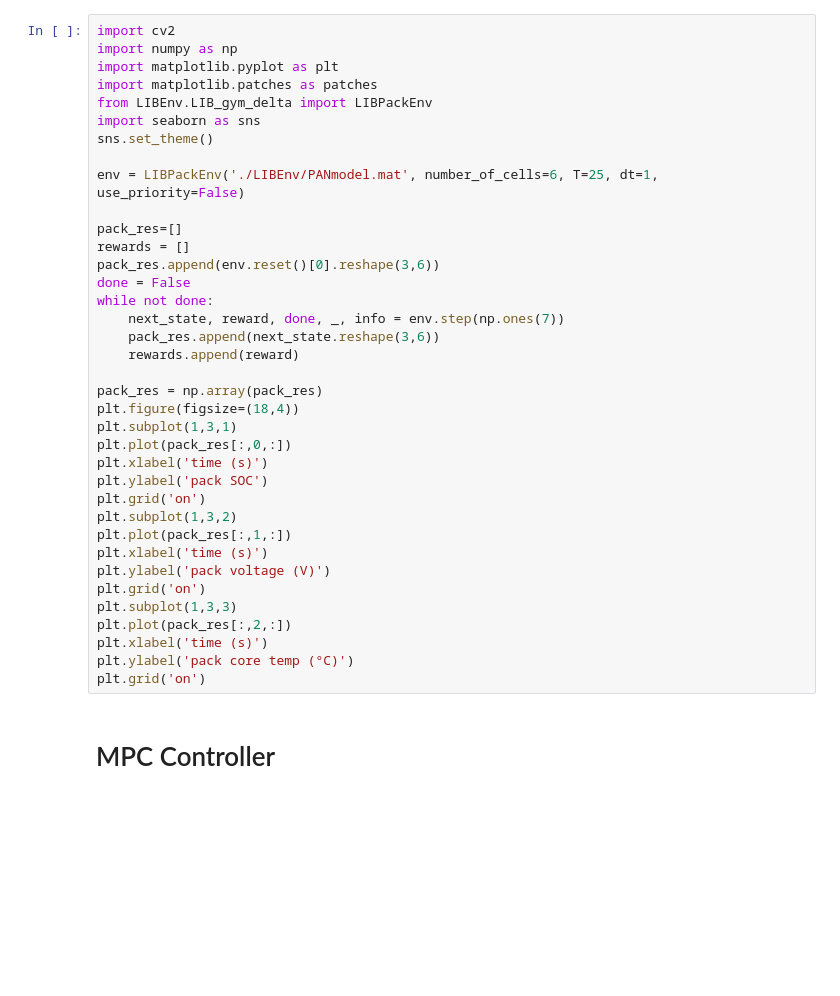
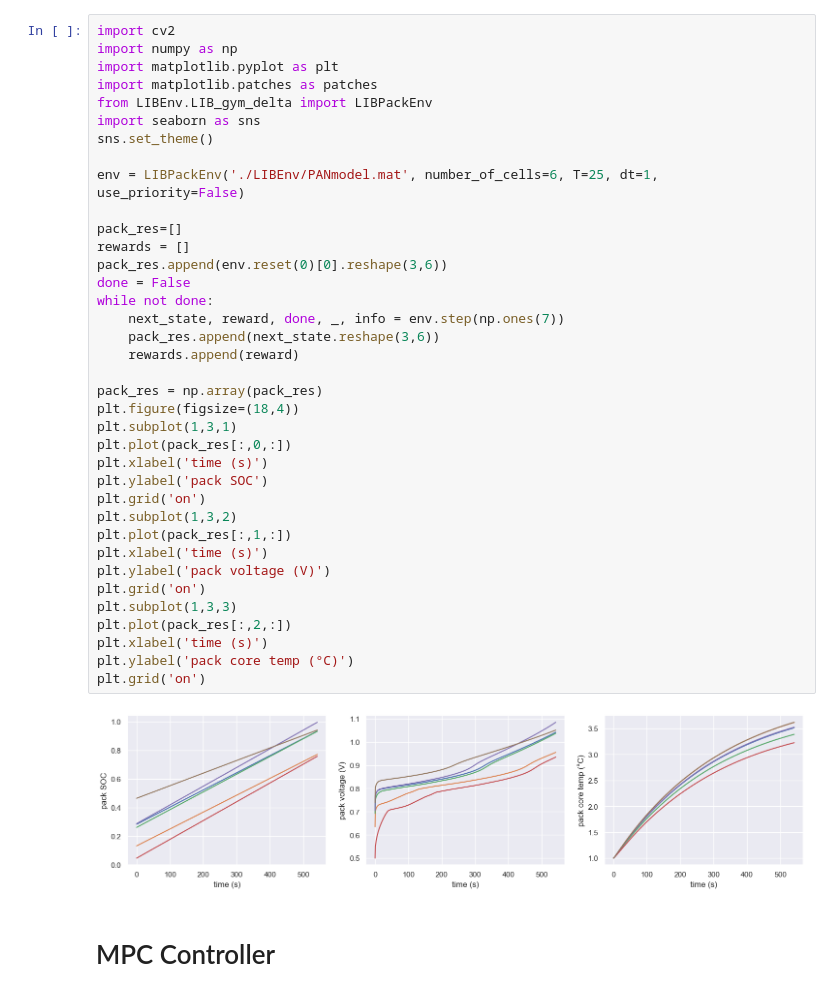
Before and after one commit to amirhosseinh77/Battery-Charging-DRL, a Jupyter notebook: LIB_MPC.ipynb, the cells around one changed output. Drawn from its saved outputs; the diff is of its cells as text; blank space fills up the shorter version.

```diff
--- a/LIB_MPC.ipynb
+++ b/LIB_MPC.ipynb
@@ -7,34 +7,36 @@ from LIBEnv.LIB_gym_delta import LIBPackEnv
 import seaborn as sns
 sns.set_theme()
 
 env = LIBPackEnv('./LIBEnv/PANmodel.mat', number_of_cells=6, T=25, dt=1, use_priority=False)
 
 pack_res=[]
 rewards = []
-pack_res.append(env.reset()[0].reshape(3,6))
+pack_res.append(env.reset(0)[0].reshape(3,6))
 done = False
 while not done:
     next_state, reward, done, _, info = env.step(np.ones(7))
     pack_res.append(next_state.reshape(3,6))
     rewards.append(reward)
 
 pack_res = np.array(pack_res)
 plt.figure(figsize=(18,4))
 plt.subplot(1,3,1)
 plt.plot(pack_res[:,0,:])
 plt.xlabel('time (s)')
 plt.ylabel('pack SOC')
 plt.grid('on')
 plt.subplot(1,3,2)
 plt.plot(pack_res[:,1,:])
 plt.xlabel('time (s)')
 plt.ylabel('pack voltage (V)')
 plt.grid('on')
 plt.subplot(1,3,3)
 plt.plot(pack_res[:,2,:])
 plt.xlabel('time (s)')
 plt.ylabel('pack core temp (°C)')
 plt.grid('on')
+# %% [output]
+[figure, added]
 # %% [markdown]
 # MPC Controller
 # %%
```
Also changed, not shown: parts of 4 cells of this notebook, 1 other file.
